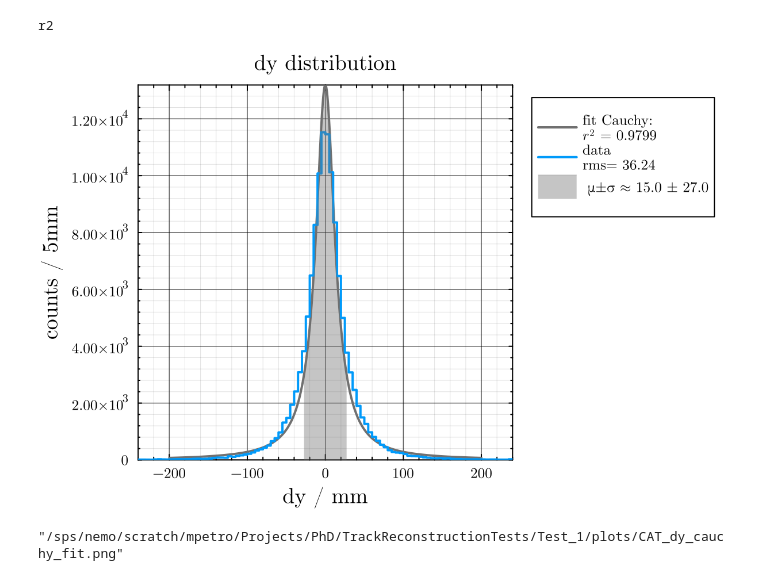
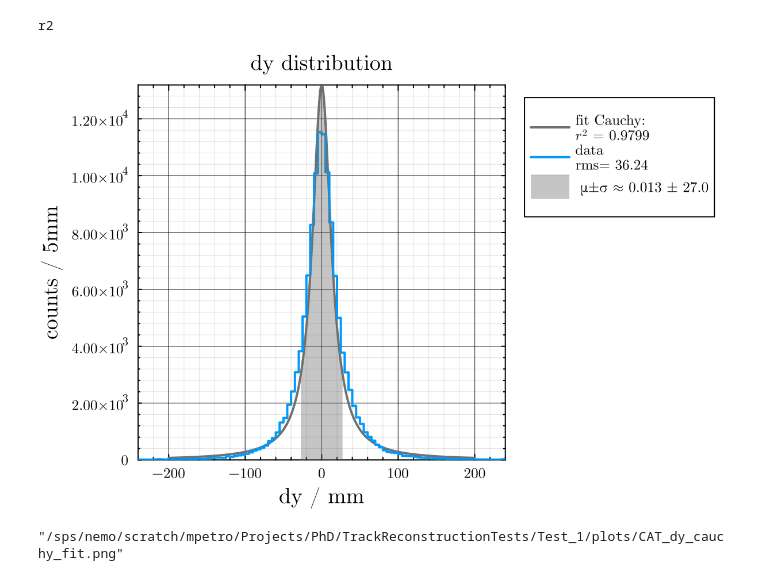
Before and after one commit to SuperNEMO-DBD/TrackReconstructionTests, a Jupyter notebook: Test_1/notebooks/CAT_2nubb.ipynb, the cells around one changed output. Cells and saved outputs as stored; diff of their text form; code cells hidden in the pictures.

```diff
--- a/Test_1/notebooks/CAT_2nubb.ipynb
+++ b/Test_1/notebooks/CAT_2nubb.ipynb
@@ -272,14 +272,14 @@ r2
 # %%
 fdy(x) = step(h1dy.edges[1])*nrow(df)*fit_function_dy( mu_dy, sigma_dy, x )
 
 pmSigmady = quantile(Cauchy(mu_dy, sigma_dy), [0.15865, 0.84135]) # [0.15865, 0.84135] is equal to ±σ quantiles
-mu_pm_sigma_dy = sigma_dy ± pmSigmady[2] # get the mean value plus/minus 1 sigma as a measurement
+mu_pm_sigma_dy = mu_dy ± pmSigmady[2] # get the mean value plus/minus 1 sigma as a measurement
 
 plot(-200:0.1:200, x-> fdy(x), label ="fit Cauchy: \n"* L"r^2"* " = $(round(r2(fdy, h1dy), sigdigits=4))", lw =2, c=3, title="dy distribution", dpi =200)
 plot!(h1dy , xlabel = "dy / mm", ylabel ="counts / 5mm", label ="data \nrms= $(round(rms(df.dy), digits=2))", c=2, lw = 2, st=:step, widen =:false)
 plot!( pmSigmady[1]:0.1:pmSigmady[2], x-> fdy(x), lw = 0, f = 0, fa =0.4, c=3, label =" μ±σ ≈ $( mu_pm_sigma_dy )" )
 # %% [output]
-[figure, old version]
+[figure, new version]
 # %%
 savefig( "../plots/CAT_dy_cauchy_fit.png" )
 # %% [output]
```
Also changed, not shown: parts of 1 cell of this notebook, 2 other files.
